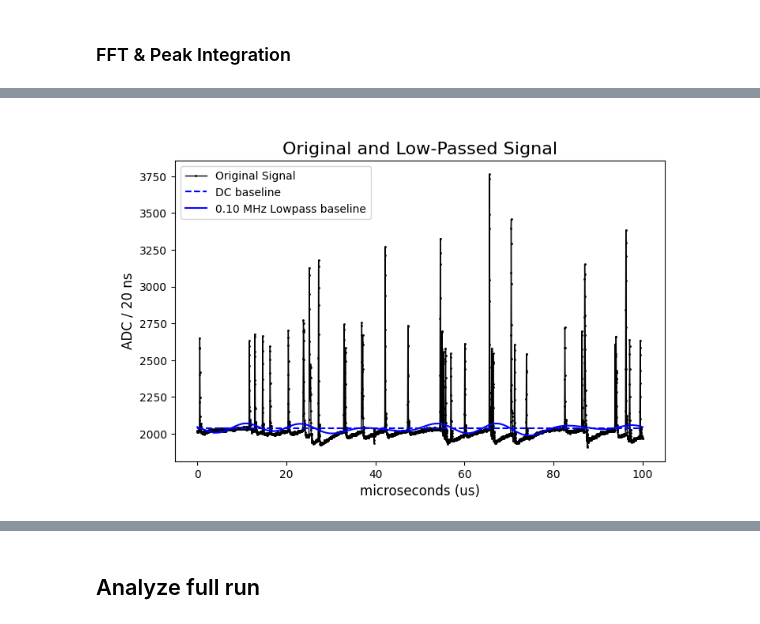
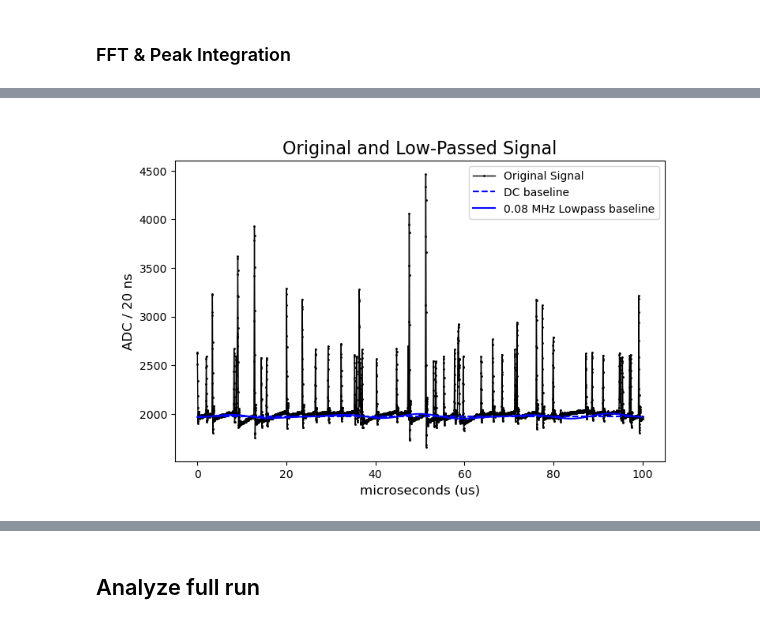
Before and after one commit to peckalec/dm-lab, a Jupyter notebook: REFLECT/SiPM_Analysis.ipynb, the cells around one changed output, grey strips where cells are left out. Cells and saved outputs as stored; diff of their text form; code cells hidden in the pictures.

```diff
--- a/REFLECT/SiPM_Analysis.ipynb
+++ b/REFLECT/SiPM_Analysis.ipynb
@@ -159,8 +175,8 @@ def analyze_sample_manual(inputkey):
 
 #inputfile=uproot.open("../../REFLECT/hiletgo/darksignals/output1919.root")
 #inputfile=uproot.open("../../REFLECT/run1/LN2/output2183.root")
-inputfile=uproot.open("../../REFLECT/sipm523/output2363.root") # cold 521 run
-#inputfile=uproot.open("../../REFLECT/sipm523/output1990.root")
+#inputfile=uproot.open("../../REFLECT/run2/output261.root")
+inputfile=uproot.open("../../REFLECT/runLAr.0/output3143.root")
 
 totsamples = int(inputfile.keys()[-1][10:-21])
 
@@ -181,11 +197,11 @@ hiresrange = 6 # window range
 NyquistProtection = True
 
 downsampling = 2  # average (2n+1) samples and rebin, retaining center bin time
-smoothing = 1     # average (2n+1) samples without rebinning
+smoothing = 0     # average (2n+1) samples without rebinning
 verbose = True
 
 # Select individual sample to tune analysis parameters
-samplenum = 155 #562 # 26 with no peaks
+samplenum = 681 #562 # 26 with no peaks
 
 #### Generate preview
 ahist = inputfile[inputfile.keys()[samplenum]].values()
@@ -203,7 +219,7 @@ plt.plot(time,signal,marker=".",linewidth=1,markersize=2,color="black")
 plt.title(f"Signal preview; 280 nm LED, 10% optical power, PTFE in LN2")
 plt.xlabel("microseconds")
 plt.ylabel(f"ADC / {(time[1]-time[0])*1000:.0f} ns")
-#plt.xlim(0,10)
+#plt.xlim(80,90)
 #plt.ylim(0,1000)
 plt.show()
 # %% [output]
@@ -295,8 +311,8 @@ Window FFT max frequency: 12.13
 # %%
 ####  Select Lowpass removal
-lowpasscut = 1/10
-DCoffset = np.mean(signal)+0.08*(np.mean(signal)-np.mean(signal)) # manual DC offset
-
+lowpasscut = 1/12
+DCoffset = min(signal)+0.18*(max(signal)-min(signal)) # manual DC offset
+DCoffset = 1973
 #### Remove lowpass from original signal and compare
 tic()
 print("Calculating Inverse FFT...")
@@ -331,4 +347,4 @@ Elapsed time is 6.600 milliseconds.
-[figure, old version]
+[figure, new version]
 # %%
 #### Select raw peak-finder parameters
 rawpwidth = 3
```
Also changed, not shown: parts of 44 cells of this notebook.
